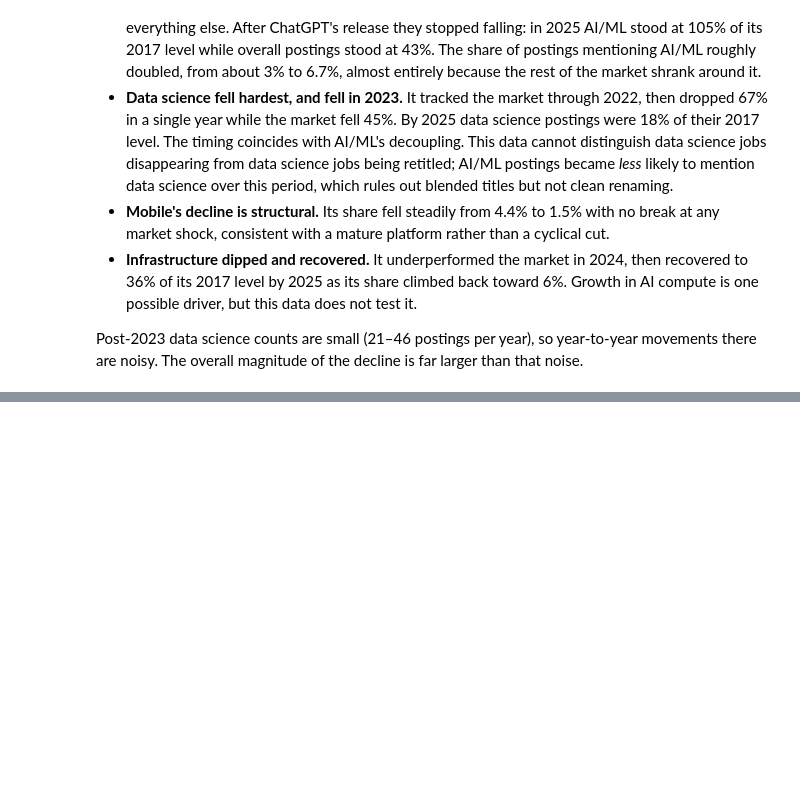
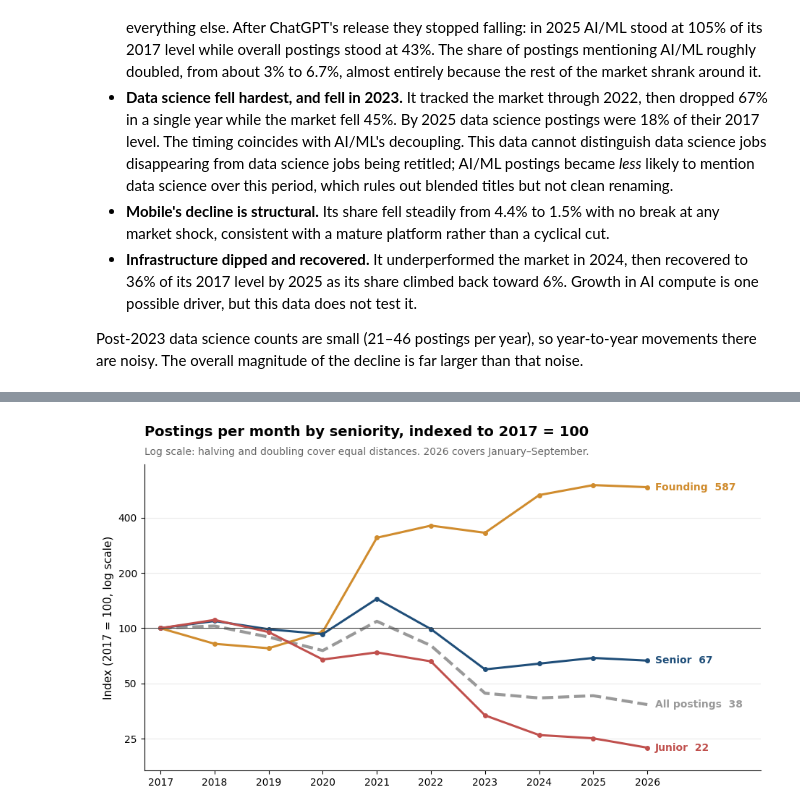
Before and after one commit to AirKristo/hn-hiring-tracker, a Jupyter notebook: notebooks/analysis.ipynb, the cells around one changed output, grey strips where cells are left out. Saved outputs shown, nothing was run; the diff lists cells and outputs as text; code cells hidden in the pictures; blank space fills up the shorter version.

Commit message:
add seniority findings

```diff
--- a/notebooks/analysis.ipynb
+++ b/notebooks/analysis.ipynb
@@ -510,0 +552,72 @@ is far larger than that noise.
+# %%
+LOG_SCALE_TICKS = [12.5, 25, 50, 100, 200, 400, 800]
+
+figure, axis = plt.subplots()
+
+all_postings_index = index_to_base_year(seniority_yearly["total_per_month"], ROLE_START_YEAR)
+
+index_series = {"All postings": all_postings_index}
+line_colors = {"All postings": ALL_POSTINGS_COLOR}
+
+for column, label in SENIORITY_FAMILIES_TO_CHART.items():
+    index_series[label] = index_to_base_year(
+        seniority_yearly[f"{column}_per_month"],
+        ROLE_START_YEAR,
+    )
+    line_colors[label] = SENIORITY_COLORS[column]
+
+for label, series in index_series.items():
+    is_market_line = (label == "All postings")
+
+    axis.plot(
+        seniority_years,
+        series,
+        color=line_colors[label],
+        linewidth=3 if is_market_line else 2.2,
+        linestyle="--" if is_market_line else "-",
+        marker=None if is_market_line else "o",
+        markersize=4,
+    )
+
+    # Label each line at its right end instead of using a legend,
+    # since the lines end far apart on a log scale.
+    axis.annotate(
+        f"{label}  {series.iloc[-1]:.0f}",
+        xy=(seniority_years[-1], series.iloc[-1]),
+        xytext=(8, 0),
+        textcoords="offset points",
+        va="center",
+        color=line_colors[label],
+        fontweight="bold",
+    )
+
+axis.axhline(100, color=ANNOTATION_COLOR, linewidth=0.8)
+
+axis.set_yscale("log")
+axis.yaxis.set_major_locator(FixedLocator(LOG_SCALE_TICKS))
+axis.yaxis.set_minor_locator(NullLocator())
+axis.yaxis.set_major_formatter(StrMethodFormatter("{x:g}"))
+
+all_values = pd.concat(index_series.values())
+axis.set_ylim(all_values.min() * 0.75, all_values.max() * 1.3)
+axis.set_xlim(seniority_years[0] - 0.3, seniority_years[-1] + 2.1)
+axis.set_xticks(seniority_years)
+
+axis.set_title(
+    f"Postings per month by seniority, indexed to {ROLE_START_YEAR} = 100",
+    loc="left",
+    pad=28,
+)
+axis.text(
+    0,
+    1.03,
+    "Log scale: halving and doubling cover equal distances. 2026 covers January–September.",
+    transform=axis.transAxes,
+    color=SUBTITLE_COLOR,
+)
+axis.set_ylabel(f"Index ({ROLE_START_YEAR} = 100, log scale)")
+
+figure.savefig(FIGURES_DIRECTORY / "05_seniority_index.png", dpi=150, bbox_inches="tight")
+plt.show()
+# %% [output]
+[figure, added]
```
Also changed, not shown: parts of 6 cells of this notebook, 2 other files.
